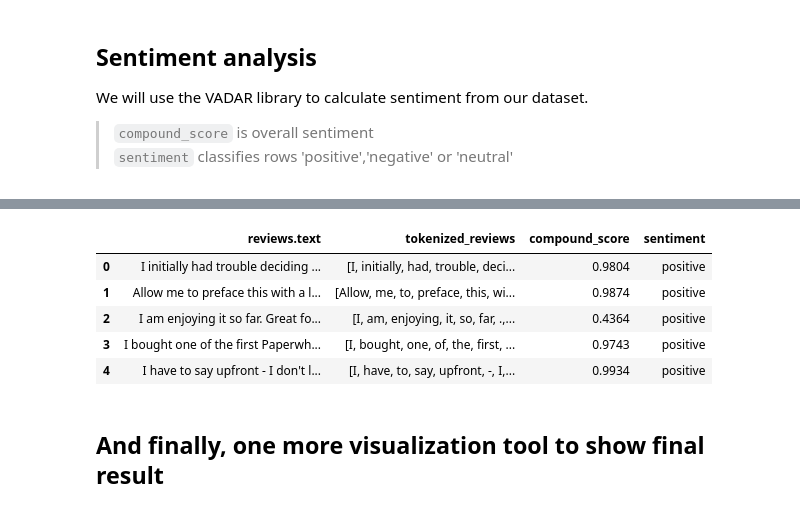
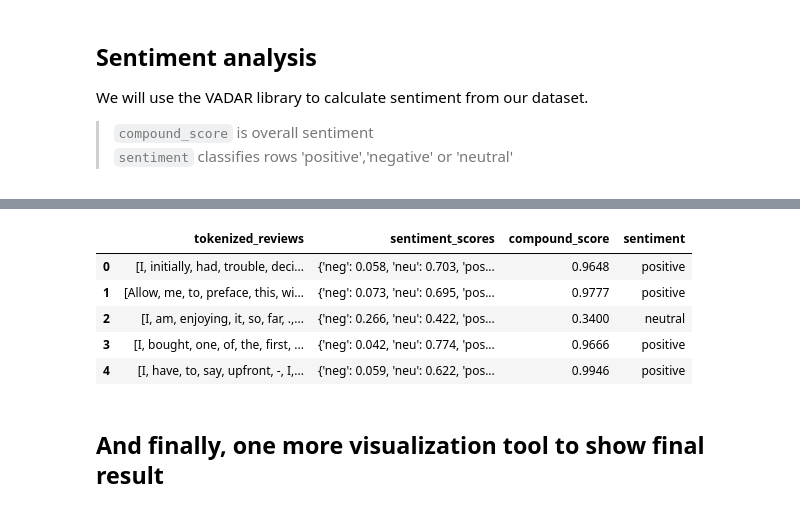
Before and after one commit to DirtyChay/DSE200-Day5, a Jupyter notebook: TextEmbedding/NLPT2_student.ipynb, the cells around one changed output, grey strips where cells are left out. Saved outputs shown, nothing was run; the diff lists cells and outputs as text; code cells hidden in the pictures.

```diff
--- a/TextEmbedding/NLPT2_student.ipynb
+++ b/TextEmbedding/NLPT2_student.ipynb
@@ -65,7 +66,7 @@ theData['tokenized_reviews'] = theData['reviews.text'].apply(word_tokenize)
 # Now create lowercase variation of theData['tokenized_reviews']...
 # -------------------------
 
-theData['lowercase_reviews'] = None  #YOU WRITE THIS...
+theData['lowercase_reviews'] = theData["tokenized_reviews"].apply(lambda x: [word.lower() for word in x])
 
 # -------------------------
 # Display the lowercase tokens
@@ -112,12 +113,12 @@ theData[['cleaned_reviews', 'stemmed_reviews']].head()
 # %%
 import re
 
+
 # Function using regex to remove special characters from tokens
 def remove_special_chars(text):
-
-  # ... WRITE ME ...
-  theResult = None
-  return theResult
+    # My note: may want to do this before because previous steps turn "I've" to "'ve" when we arrive here
+    cleaned_text = [re.sub(r'\W+', '', word) for word in text if re.sub(r'\W+', '', word) != '']
+    return cleaned_text
 
 
 # Apply the function to remove special characters
@@ -140,7 +146,9 @@ from nltk.stem import PorterStemmer
 stemmer = PorterStemmer()
 
 # Apply stemming to the tokens -- write code to stem theData['cleaned_reviews']
-theData['stemmed_reviews'] = None;  # WRITE ME
+theData['stemmed_reviews'] = theData['cleaned_reviews'].apply(
+    lambda x: [stemmer.stem(word) for word in x]
+)
 
 # Compare our these two variationa...
 theData[['cleaned_reviews', 'stemmed_reviews']].head()
@@ -157,7 +165,9 @@ theData[['cleaned_reviews', 'stemmed_reviews']].head()
 from nltk.stem import WordNetLemmatizer
 from nltk.corpus import wordnet
 
-lemmatizer = WordNetLemmatizer() #init
+lemmatizer = WordNetLemmatizer()  #init
+
+# todo: what's going on
 
 # Function to get the correct part-of-speech tag for lemmatization
 def get_wordnet_pos(word):
@@ -169,7 +179,9 @@ def get_wordnet_pos(word):
                 "R": wordnet.ADV}
     return tag_dict.get(tag, wordnet.NOUN)
 
+
 # Apply lemmatization to the tokens with POS tags
-theData['lemma_reviews'] = theData['cleaned_reviews'].apply(lambda x: [lemmatizer.lemmatize(word, get_wordnet_pos(word)) for word in x])
+theData['lemma_reviews'] = theData['cleaned_reviews'].apply(
+    lambda x: [lemmatizer.lemmatize(word, get_wordnet_pos(word)) for word in x])
 theData[['reviews.text', 'lemma_reviews']].head()
 # %% [output]
@@ -185,22 +202,28 @@ We will use the VADAR library to calculate sentiment from our dataset.
 nltk.download('vader_lexicon')
 from nltk.sentiment.vader import SentimentIntensityAnalyzer
 
+theSentimeter = SentimentIntensityAnalyzer()  #init me
 
-theSentimeter = SentimentIntensityAnalyzer() #init me
+# todo: looks wrong
 
 # --- 1. get polarity_scores for theData['lemma_reviews'] ---
 
-theData['sentiment_scores'] = None #WRITE ME!
+theData['sentiment_scores'] = theData['lemma_reviews'].apply(
+    lambda review: theSentimeter.polarity_scores(' '.join(review))
+)
 
 # --- 2. # Extract just compound value from sentiment score (overall sentiment)
 
-theData['compound_score'] = None #WRITE ME!
+theData['compound_score'] = theData['sentiment_scores'].apply(
+    lambda score_dict: score_dict['compound']
+)
 
 # --- 3. # Categorize based on compound score: POS: > 0.7, NEG: < 0.4 else NEUTRAL
 
-theData['sentiment'] = None #WRITE ME!
-
+theData['sentiment'] = theData['compound_score'].apply(
+    lambda x: 'positive' if x >= 0.8 else ('negative' if x <= 0.3 else 'neutral')
+)
 
 # Display reviews with their sentiment
-theData[['tokenized_reviews', 'sentiment_scores','compound_score', 'sentiment']].head()
+theData[['tokenized_reviews', 'sentiment_scores', 'compound_score', 'sentiment']].head()
 # %% [output]
@@ -208,9 +233,9 @@ theData[['tokenized_reviews', 'sentiment_scores','compound_score', 'sentiment']]
-|  | reviews.text | tokenized_reviews | compound_score | sentiment |
-| 0 | I initially had trouble deciding ... | [I, initially, had, trouble, deci... | 0.9804 | positive |
-| 1 | Allow me to preface this with a l... | [Allow, me, to, preface, this, wi... | 0.9874 | positive |
-| 2 | I am enjoying it so far. Great fo... | [I, am, enjoying, it, so, far, .,... | 0.4364 | positive |
-| 3 | I bought one of the first Paperwh... | [I, bought, one, of, the, first, ... | 0.9743 | positive |
-| 4 | I have to say upfront - I don't l... | [I, have, to, say, upfront, -, I,... | 0.9934 | positive |
+|  | tokenized_reviews | sentiment_scores | compound_score | sentiment |
+| 0 | [I, initially, had, trouble, deci... | {'neg': 0.058, 'neu': 0.703, 'pos... | 0.9648 | positive |
+| 1 | [Allow, me, to, preface, this, wi... | {'neg': 0.073, 'neu': 0.695, 'pos... | 0.9777 | positive |
+| 2 | [I, am, enjoying, it, so, far, .,... | {'neg': 0.266, 'neu': 0.422, 'pos... | 0.3400 | neutral |
+| 3 | [I, bought, one, of, the, first, ... | {'neg': 0.042, 'neu': 0.774, 'pos... | 0.9666 | positive |
+| 4 | [I, have, to, say, upfront, -, I,... | {'neg': 0.059, 'neu': 0.622, 'pos... | 0.9946 | positive |
 # %% [markdown]
 ## And finally, one more visualization tool to show final result
 # %%
```
Also changed, not shown: parts of 9 cells of this notebook, 2 other files.
